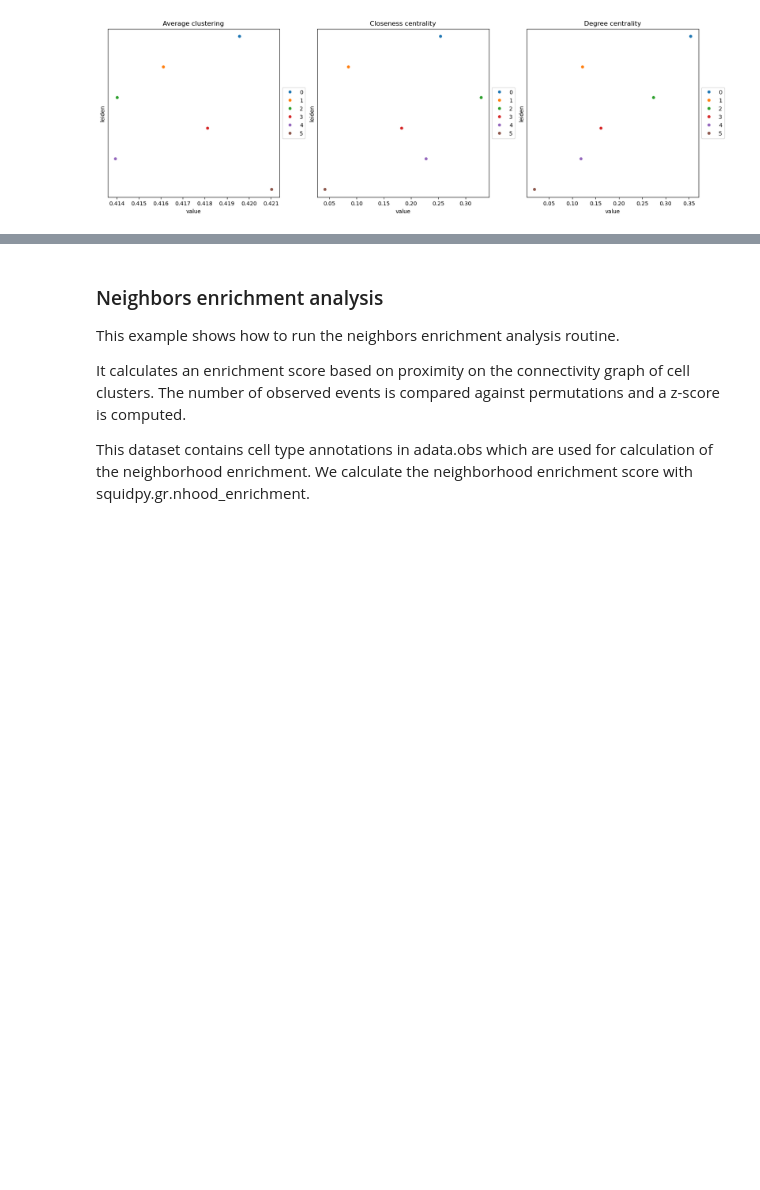
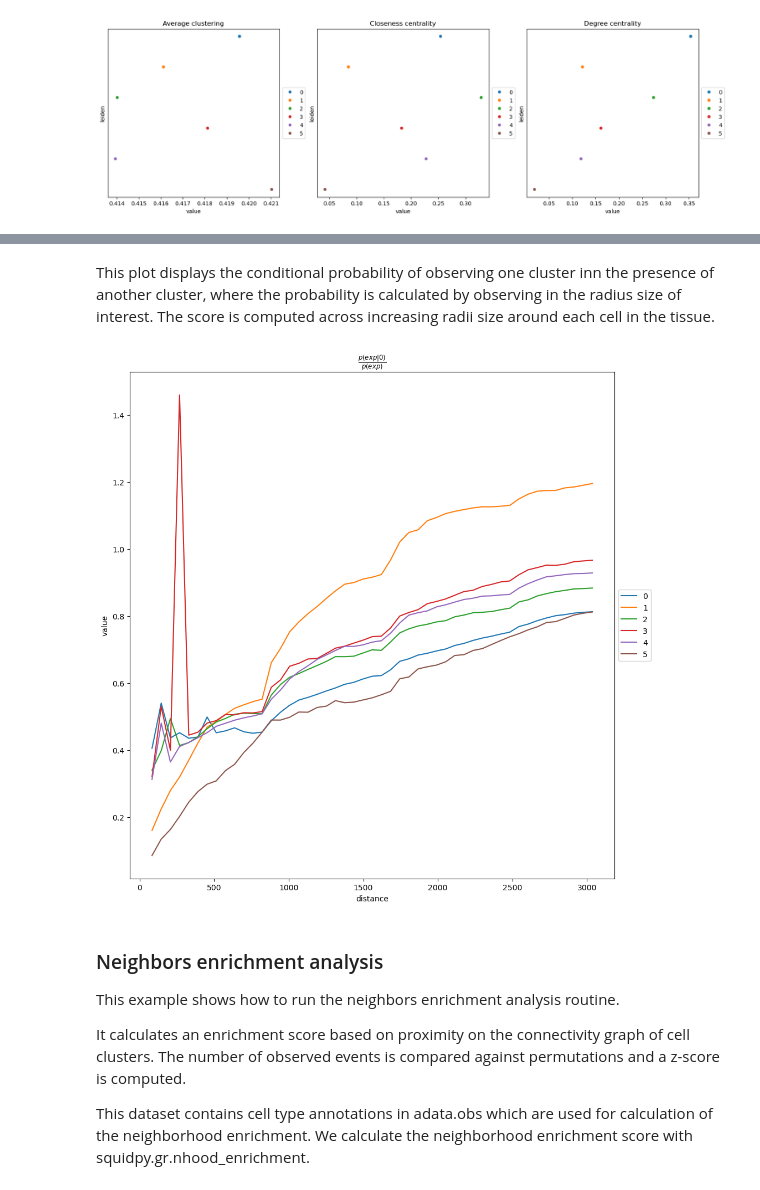
Before and after one commit to tfkillian/spatial_workflows, a Jupyter notebook: Analyze_Xenium_data.ipynb, the cells around one changed output, grey strips where cells are left out. Cells and saved outputs as stored; diff of their text form; code cells hidden in the pictures; blank space fills up the shorter version.

```diff
--- a/Analyze_Xenium_data.ipynb
+++ b/Analyze_Xenium_data.ipynb
@@ -242,3 +241,9 @@ sq.pl.spatial_scatter(
+# %% [markdown]
+This plot displays the conditional probability of observing one cluster inn the presence of another cluster, where the probability is calculated by observing in the radius size of interest. The score is computed across increasing radii size around each cell in the tissue.
+# %%
+sq.pl.co_occurrence(adata, cluster_key="leiden", clusters="0", figsize=(10, 10))
+# %% [output]
+[figure, added]
 # %% [markdown]
 ### Neighbors enrichment analysis
 
```
Also changed, not shown: parts of 31 cells of this notebook, 1 other file.
